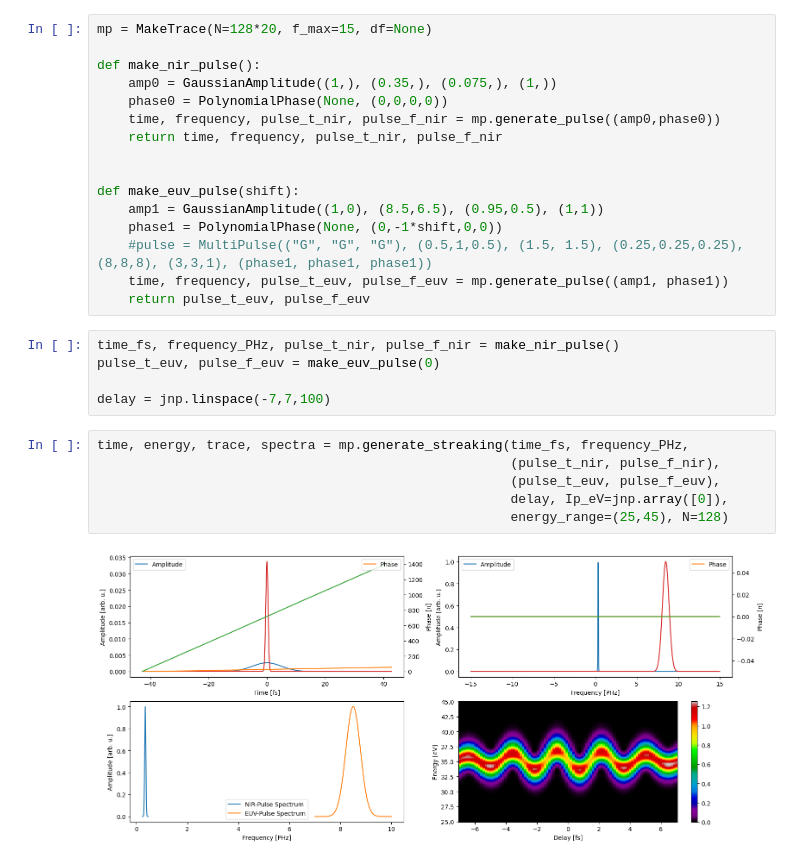
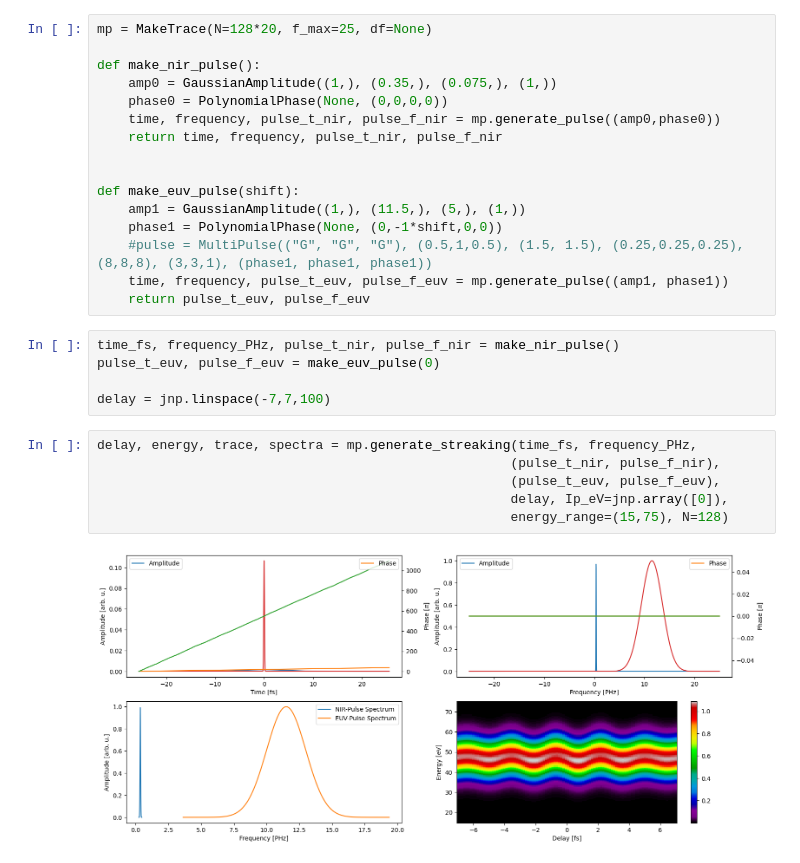
Before and after one commit to matillda123/Pulse-Retrieval-with-JAX, a Jupyter notebook: _usage_example.ipynb, the cells around one changed output. Drawn from its saved outputs; the diff is of its cells as text.

```diff
--- a/_usage_example.ipynb
+++ b/_usage_example.ipynb
@@ -5,5 +7,5 @@ import matplotlib.pyplot as plt
 # %%
-mp = MakeTrace(N=128*20, f_max=15, df=None)
+mp = MakeTrace(N=128*20, f_max=25, df=None)
 
 def make_nir_pulse():
     amp0 = GaussianAmplitude((1,), (0.35,), (0.075,), (1,))
@@ -13,7 +15,7 @@ def make_nir_pulse():
 
 
 def make_euv_pulse(shift):
-    amp1 = GaussianAmplitude((1,0), (8.5,6.5), (0.95,0.5), (1,1))
+    amp1 = GaussianAmplitude((1,), (11.5,), (5,), (1,))
     phase1 = PolynomialPhase(None, (0,-1*shift,0,0))
     #pulse = MultiPulse(("G", "G", "G"), (0.5,1,0.5), (1.5, 1.5), (0.25,0.25,0.25), (8,8,8), (3,3,1), (phase1, phase1, phase1))
     time, frequency, pulse_t_euv, pulse_f_euv = mp.generate_pulse((amp1, phase1))
@@ -24,10 +26,10 @@ pulse_t_euv, pulse_f_euv = make_euv_pulse(0)
 
 delay = jnp.linspace(-7,7,100)
 # %%
-time, energy, trace, spectra = mp.generate_streaking(time_fs, frequency_PHz,
+delay, energy, trace, spectra = mp.generate_streaking(time_fs, frequency_PHz,
                                                      (pulse_t_nir, pulse_f_nir),
                                                      (pulse_t_euv, pulse_f_euv),
                                                      delay, Ip_eV=jnp.array([0]),
-                                                     energy_range=(25,45), N=128)
+                                                     energy_range=(15,75), N=128)
 # %% [output]
-[figure, old version]
+[figure, new version]
```
Also changed, not shown: parts of 1 cell of this notebook, 58 other files.
